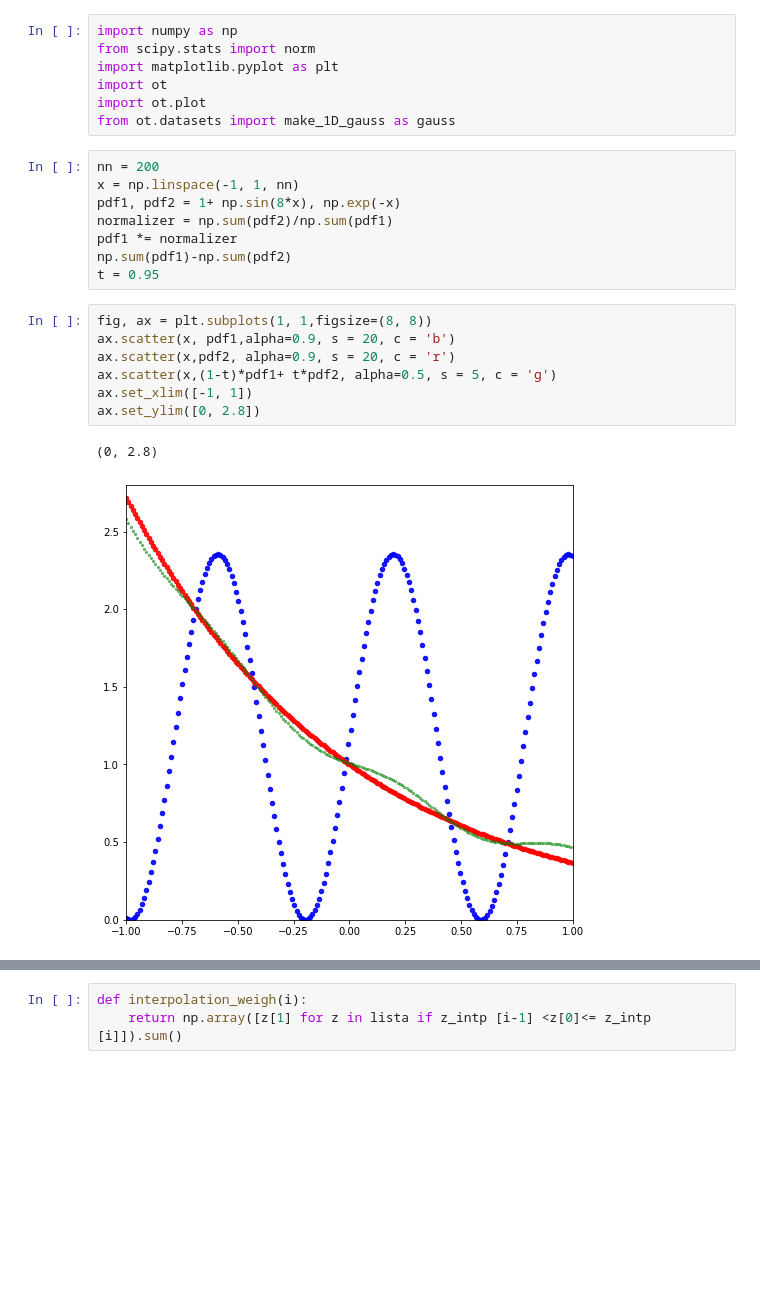
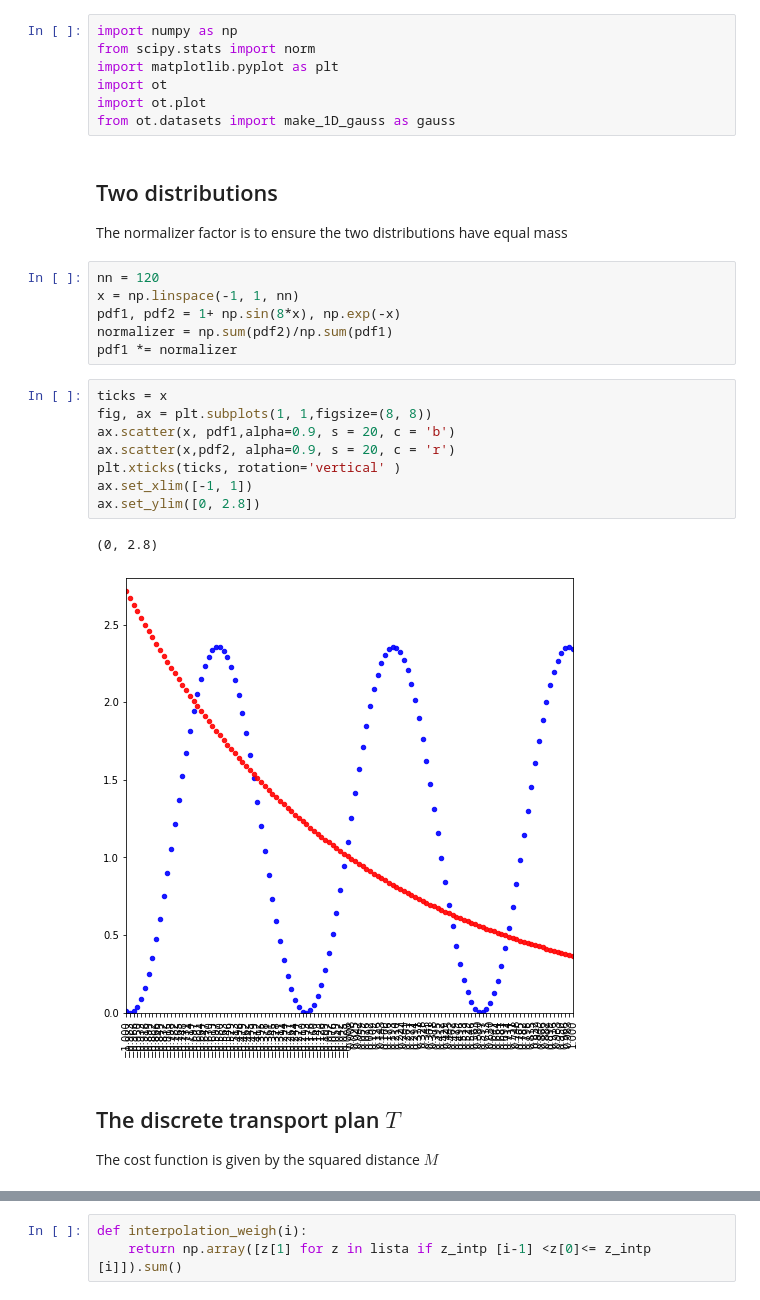
Before and after one commit to arangogithub/ot, a Jupyter notebook: optimalTransport2.ipynb, the cells around one changed output, grey strips where cells are left out. Drawn from its saved outputs; the diff is of its cells as text; blank space fills up the shorter version.

```diff
--- a/optimalTransport2.ipynb
+++ b/optimalTransport2.ipynb
@@ -9,23 +12,30 @@ import matplotlib.pyplot as plt
 import ot
 import ot.plot
 from ot.datasets import make_1D_gauss as gauss
+# %% [markdown]
+## Two distributions
+
+The normalizer factor is to ensure the two distributions have equal mass
 # %%
-nn = 200
+nn = 120
 x = np.linspace(-1, 1, nn)
 pdf1, pdf2 = 1+ np.sin(8*x), np.exp(-x)
 normalizer = np.sum(pdf2)/np.sum(pdf1)
 pdf1 *= normalizer
-np.sum(pdf1)-np.sum(pdf2)
-t = 0.95
 # %%
+ticks = x
 fig, ax = plt.subplots(1, 1,figsize=(8, 8))
 ax.scatter(x, pdf1,alpha=0.9, s = 20, c = 'b')
 ax.scatter(x,pdf2, alpha=0.9, s = 20, c = 'r')
-ax.scatter(x,(1-t)*pdf1+ t*pdf2, alpha=0.5, s = 5, c = 'g')
+plt.xticks(ticks, rotation='vertical' )
 ax.set_xlim([-1, 1])
 ax.set_ylim([0, 2.8])
 # %% [output]
 (0, 2.8)
-[figure, old version]
+[figure, new version]
+# %% [markdown]
+## The discrete transport plan $T$
+
+The cost function is given by the squared distance $M$
 # %%
 M = ot.dist(x.reshape((nn, 1)), x.reshape((nn, 1)))
```
Also changed, not shown: parts of 39 cells of this notebook.
